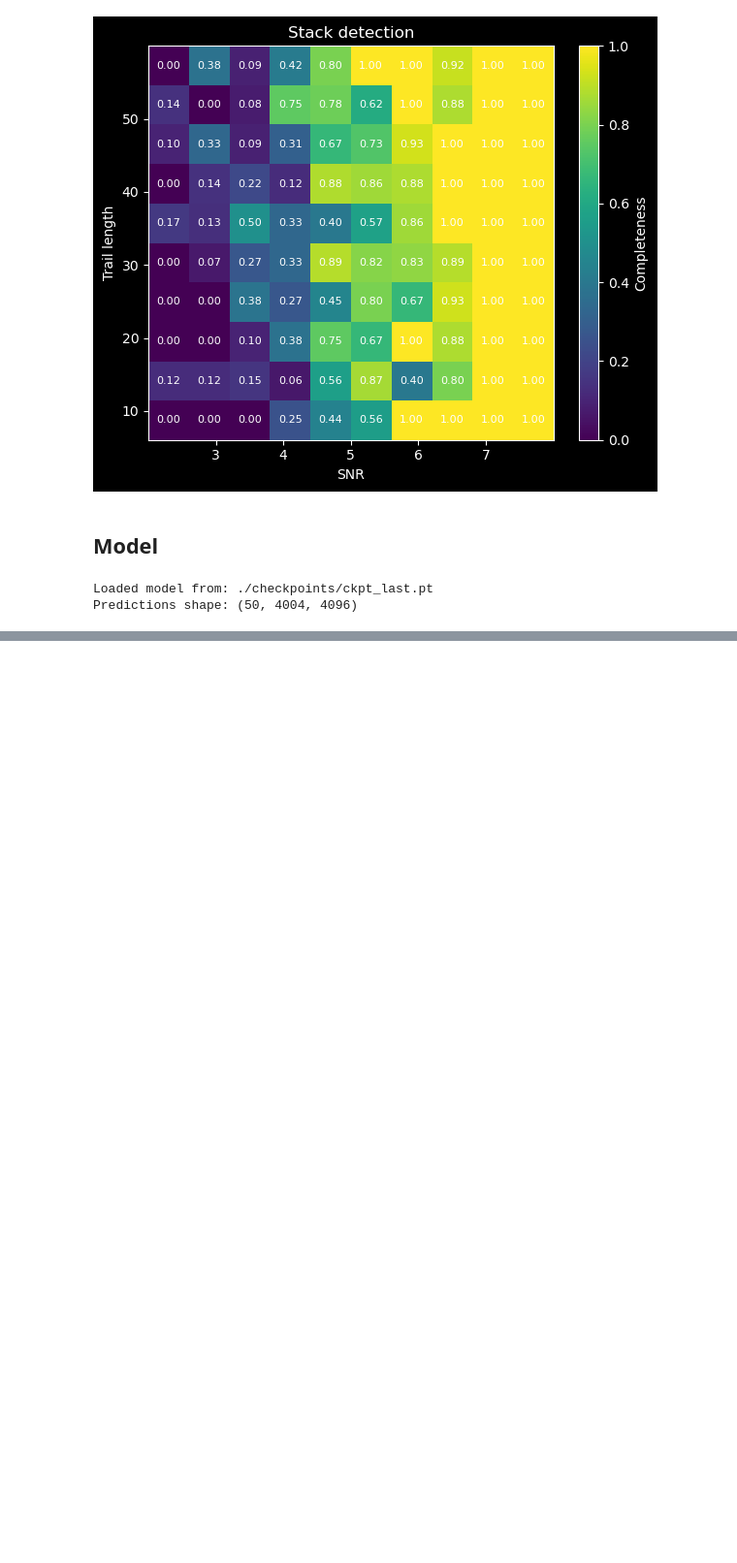
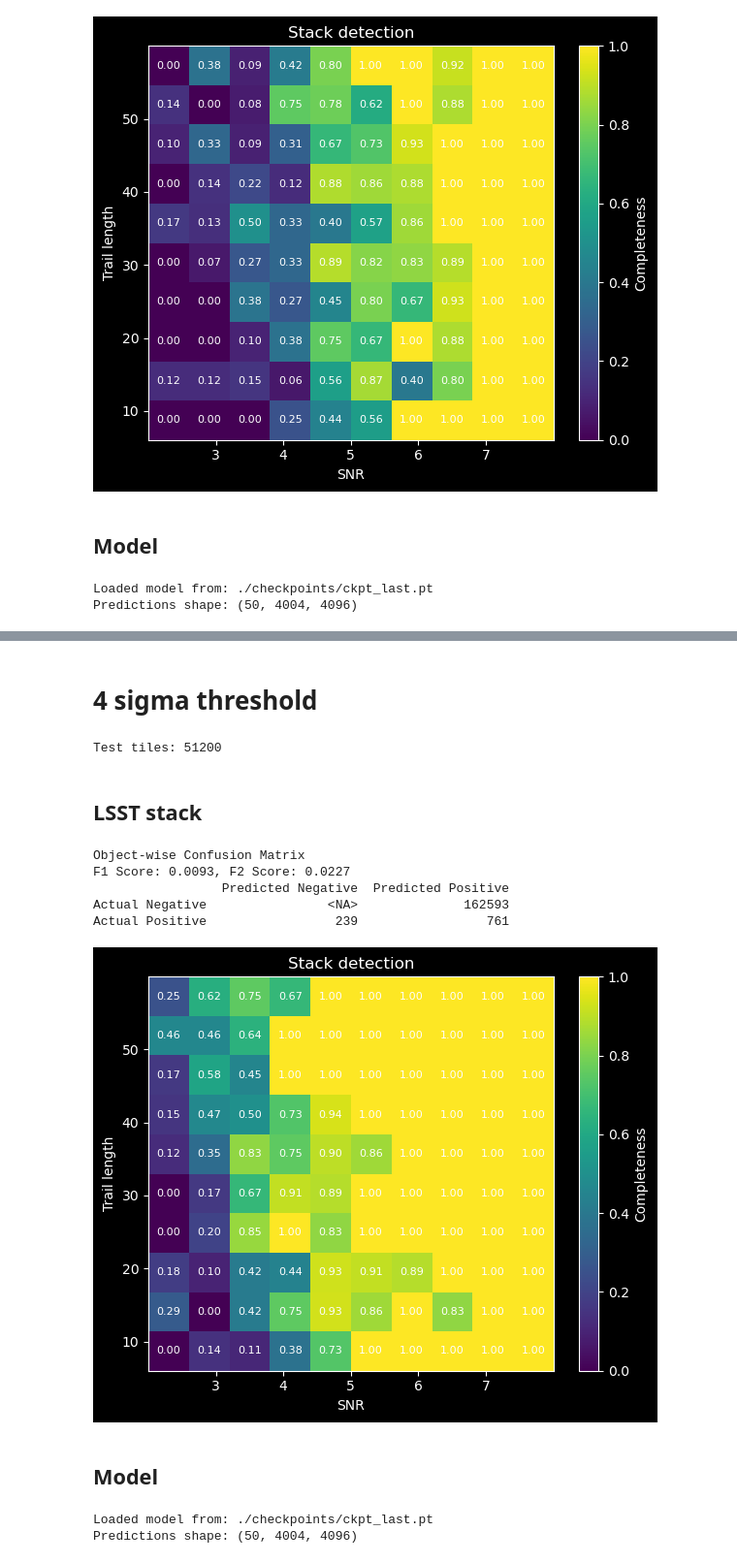
Before and after one commit to dirac-institute/Asteroid_detection_CNN, a Jupyter notebook: Evaluation.ipynb, the cells around one changed output, grey strips where cells are left out. Shown at 97% size. Saved outputs shown, nothing was run; the diff lists cells and outputs as text; code cells hidden in the pictures; blank space fills up the shorter version.

```diff
--- a/Evaluation.ipynb
+++ b/Evaluation.ipynb
@@ -163,0 +456,50 @@ plt.show()
+# %% [markdown]
+# 4 sigma threshold
+# %%
+test_h5 = "./DATA/test_SNR4.h5"
+test_csv = "./DATA/test_SNR4.csv"
+
+ds_te = H5TiledDataset(test_h5,  tile=128, k_sigma=5.0)
+
+test_loader = DataLoader(
+    ds_te,
+    batch_size=128,
+    shuffle=False,
+    num_workers=0,
+    pin_memory=True,
+    persistent_workers=False,
+    prefetch_factor=None,
+)
+
+test_catalog = pd.read_csv(test_csv)
+with h5py.File(test_h5, "r") as _f:
+    gt_test = _f["masks"][:].astype(np.uint8)
+    stack_fp = _f["real_labels"][:].astype(np.uint16)
+print("Test tiles:", len(ds_te))
+# %% [output]
+Test tiles: 51200
+# %% [markdown]
+## LSST stack
+# %%
+evals.print_confusion_matrix(get_stack_metrics (test_catalog, stack_fp), title="Object-wise Confusion Matrix")
+_ = evals.plot_completeness_2d(test_catalog, snr_bins=10, trail_bins=10, detected=test_catalog["stack_detection"].values.astype(bool), title="Stack detection")
+plt.show()
+# %% [output]
+Object-wise Confusion Matrix
+F1 Score: 0.0093, F2 Score: 0.0227
+                 Predicted Negative  Predicted Positive
+Actual Negative                <NA>              162593
+Actual Positive                 239                 761
+[figure, added]
+# %% [markdown]
+## Model
+# %%
+model = load_model(MODEL_CKPT)
+p = predict_tiles_to_full(test_h5, test_loader, model, tile=128)
+model.to('cpu')
+gc.collect()
+torch.cuda.empty_cache()
+print("Predictions shape:", p.shape)
+# %% [output]
+Loaded model from: ./checkpoints/ckpt_last.pt
+Predictions shape: (50, 4004, 4096)
```
Also changed, not shown: parts of 33 cells of this notebook, 1 other file.
